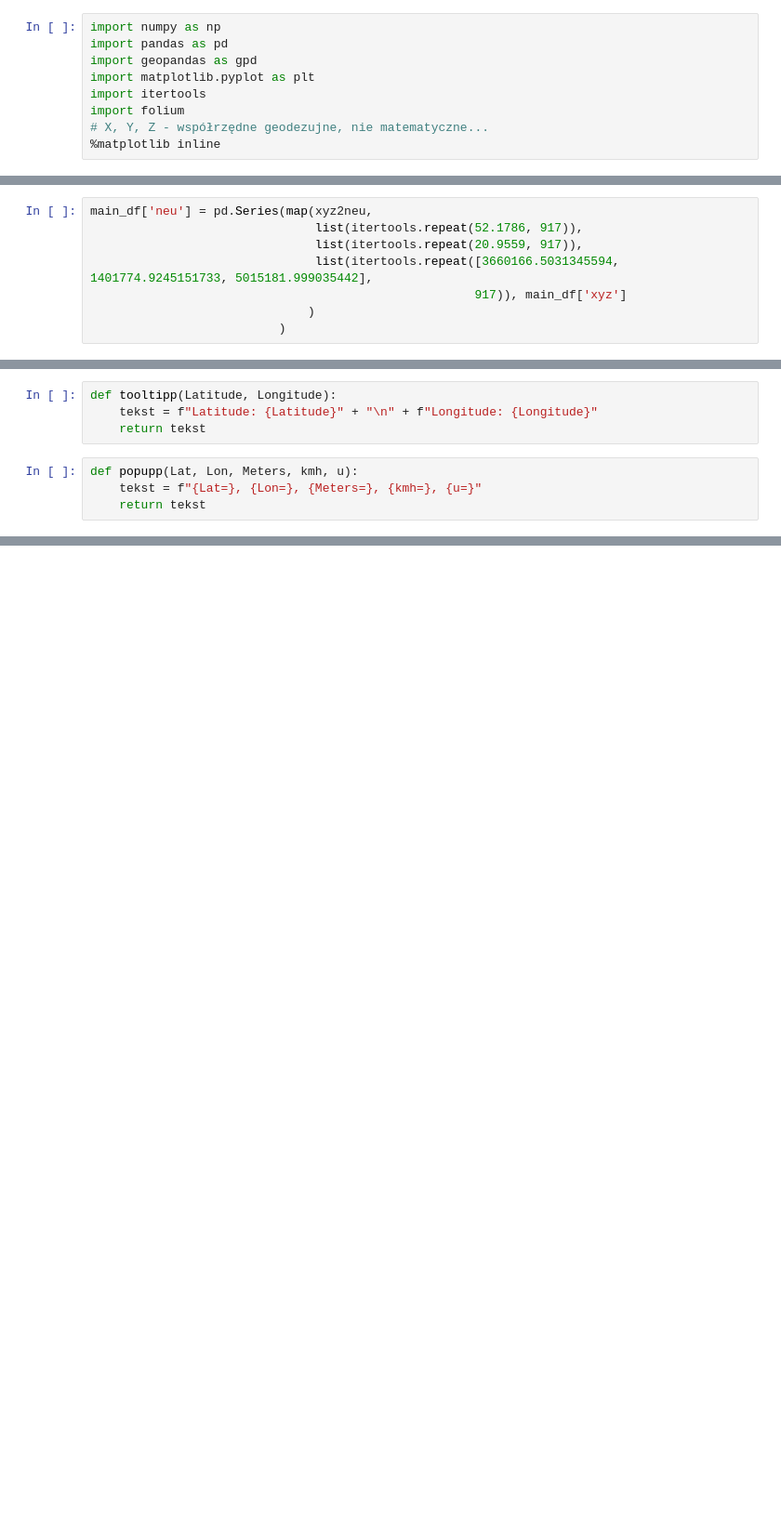
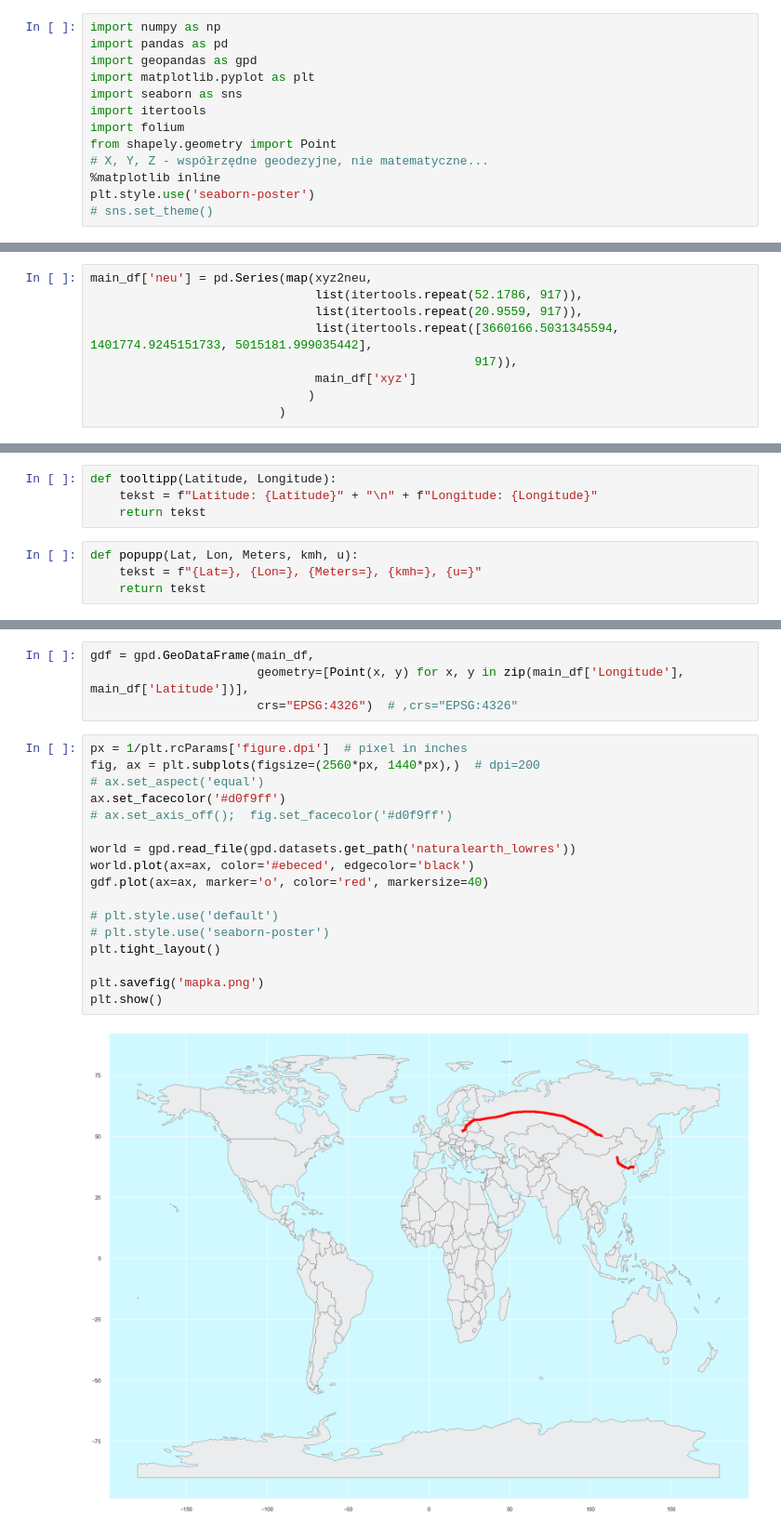
Before and after one commit to krz144/WZGW, a Jupyter notebook: Projekt1/projekt1.ipynb, the cells around one changed output, grey strips where cells are left out. Shown at 93% size. Saved outputs shown, nothing was run; the diff lists cells and outputs as text; blank space fills up the shorter version.

```diff
--- a/Projekt1/projekt1.ipynb
+++ b/Projekt1/projekt1.ipynb
@@ -3,7 +6,11 @@ import numpy as np
 import pandas as pd
 import geopandas as gpd
 import matplotlib.pyplot as plt
+import seaborn as sns
 import itertools
 import folium
-# X, Y, Z - współrzędne geodezujne, nie matematyczne...
+from shapely.geometry import Point
+# X, Y, Z - współrzędne geodezyjne, nie matematyczne...
 %matplotlib inline
+plt.style.use('seaborn-poster')
+# sns.set_theme()
@@ -89,6 +73,7 @@ main_df['neu'] = pd.Series(map(xyz2neu,
                                list(itertools.repeat(52.1786, 917)),
                                list(itertools.repeat(20.9559, 917)),
                                list(itertools.repeat([3660166.5031345594, 1401774.9245151733, 5015181.999035442],
-                                                     917)), main_df['xyz']
+                                                     917)),
+                               main_df['xyz']
                               )
                           )
@@ -171,0 +143,23 @@ m
+# %%
+gdf = gpd.GeoDataFrame(main_df,
+                       geometry=[Point(x, y) for x, y in zip(main_df['Longitude'], main_df['Latitude'])],
+                       crs="EPSG:4326")  # ,crs="EPSG:4326"
+# %%
+px = 1/plt.rcParams['figure.dpi']  # pixel in inches
+fig, ax = plt.subplots(figsize=(2560*px, 1440*px),)  # dpi=200
+# ax.set_aspect('equal')
+ax.set_facecolor('#d0f9ff')
+# ax.set_axis_off();  fig.set_facecolor('#d0f9ff')
+
+world = gpd.read_file(gpd.datasets.get_path('naturalearth_lowres'))
+world.plot(ax=ax, color='#ebeced', edgecolor='black')
+gdf.plot(ax=ax, marker='o', color='red', markersize=40)
+
+# plt.style.use('default')
+# plt.style.use('seaborn-poster')
+plt.tight_layout()
+
+plt.savefig('mapka.png')
+plt.show()
+# %% [output]
+[figure, added]
```
Also changed, not shown: parts of 31 cells of this notebook.
